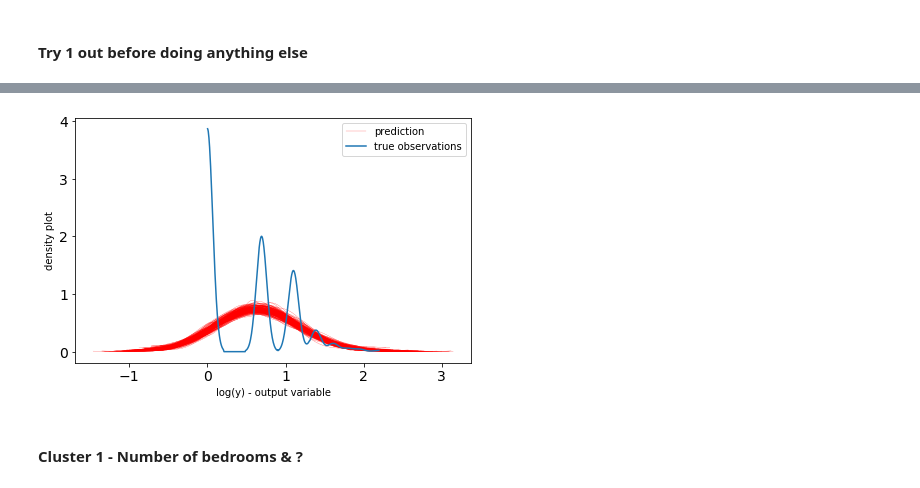
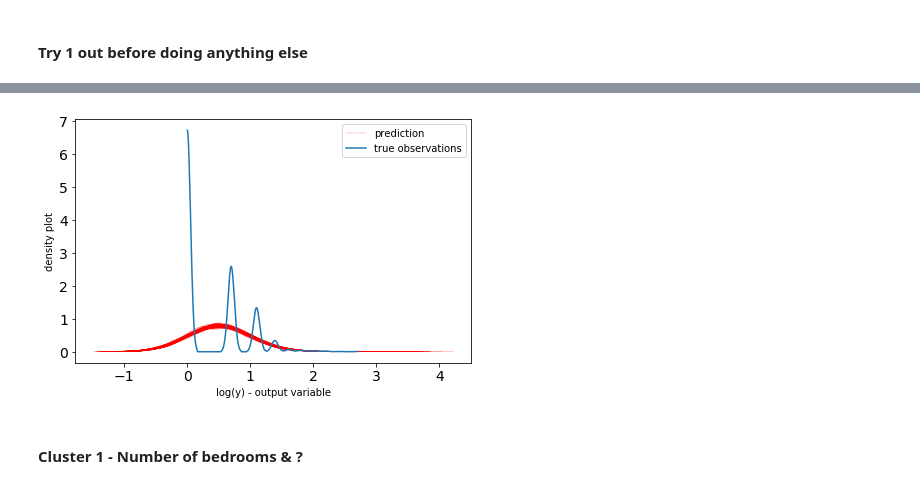
Before and after one commit to 9309888/ET5003-Group-2, a Jupyter notebook: ET5003_Etivity2_JohnHayes_9309888.ipynb, the cells around one changed output, grey strips where cells are left out. Saved outputs shown, nothing was run; the diff lists cells and outputs as text; code cells hidden in the pictures.

```diff
--- a/ET5003_Etivity2_JohnHayes_9309888.ipynb
+++ b/ET5003_Etivity2_JohnHayes_9309888.ipynb
@@ -636,10 +606,10 @@ ylog0 [[1.60943791]
 # %%
 # Same as above
-# ylog, yscaler, xn, yn = train_cluster(Xn_train, Xn_test)
+ylog, yscaler, xn, yn = train_cluster(Xn_train, Xn_test)
 # %%
 print("Start time {}".format(datetime.datetime.now().time()))
 
-tmp_posterior, tmp_approximation = run_model(Xn0, yn0, num_iter, sample_size)
+tmp_posterior, tmp_approximation = run_model(xn, yn, num_iter, sample_size)
 
 print("Finish time {}".format(datetime.datetime.now().time()))
 # %% [output]
@@ -650,22 +620,8 @@ Finish time 22:48:46.429116
-# %%
-# Simulation
-Ypred0 = yscaler0.inverse_transform(ppc(tmp_posterior['alpha'],
-                                        tmp_posterior['beta'],
-                                        tmp_posterior['sigma_n'],
-                                        Xn0,
-                                        nsamples=200))
-for i in range(Ypred0.shape[0]):
-    az.plot_dist( Ypred0[i,:],color='r',plot_kwargs={"linewidth": 0.2})
-
-az.plot_dist(Ypred0[i,:],color='r',plot_kwargs={"linewidth": 0.2}, label="prediction")
-#plt.plot(np.linspace(-8,8,100),norm.pdf(np.linspace(-8,8,100),df=np.mean(posterior_1['nu'])))
-#plt.xlim([0,10e7])
-az.plot_dist(ylog0,label='true observations');
-plt.legend()
-plt.xlabel("log(y) - output variable")
-plt.ylabel("density plot");
-# %% [output]
-[figure, removed]
+# %%
+# Simulation
+cluster_sim(tmp_posterior, xn, num_samples=200)
+# %% [output]
+[figure, added]
 # %% [markdown]
 #### Cluster 1 - Number of bedrooms &  ?  <a id='cluster_1'></a>
 # %% [markdown]
```
Also changed, not shown: parts of 6 cells of this notebook.
